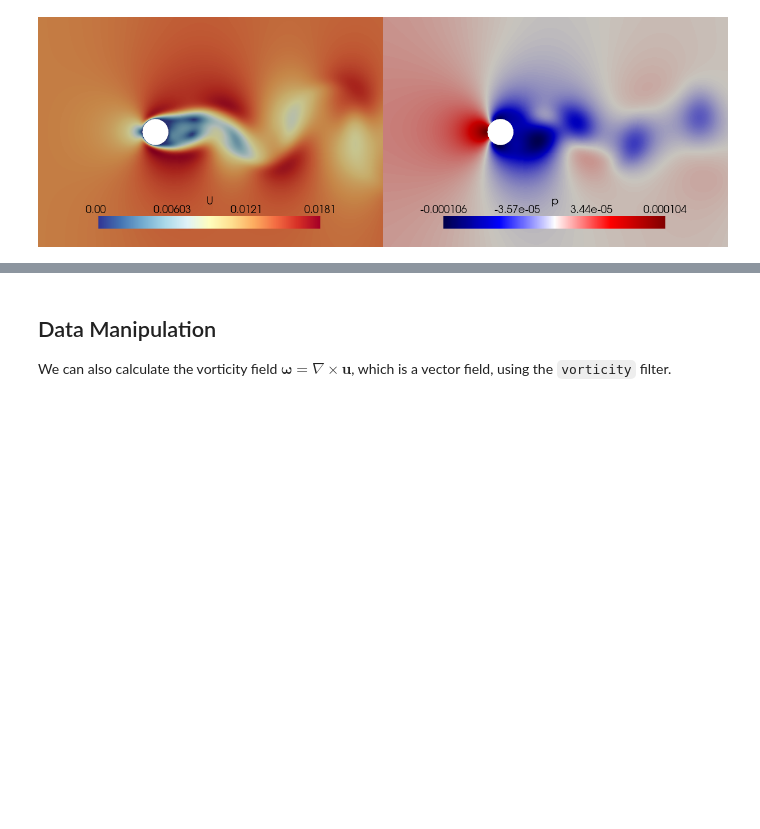
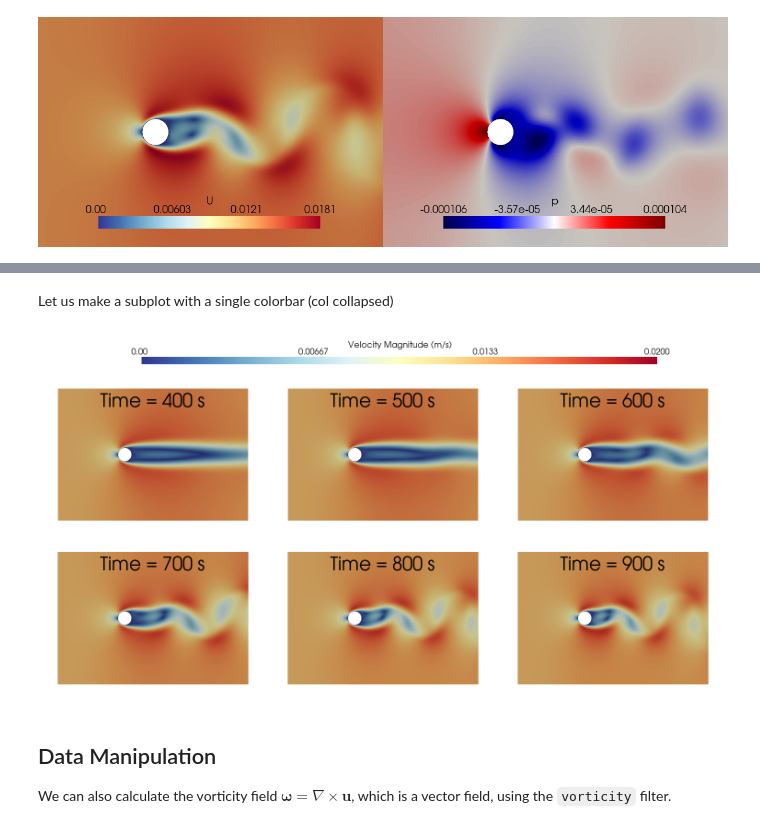
Before and after one commit to Steriva/PyVista4OpenFOAM, a Jupyter notebook: pyvista4openfoam.ipynb, the cells around one changed output, grey strips where cells are left out. Saved outputs shown, nothing was run; the diff lists cells and outputs as text; code cells hidden in the pictures; blank space fills up the shorter version.

```diff
--- a/pyvista4openfoam.ipynb
+++ b/pyvista4openfoam.ipynb
@@ -62,3 +137,53 @@ pl.show(jupyter_backend='static')
+# %% [markdown]
+Let us make a subplot with a single colorbar (col collapsed)
+# %%
+import numpy as np
+dict_cb = dict( width = 0.75, height = 0.5,
+               title='Velocity Magnitude (m/s)',
+                    n_labels=4,
+                    color = 'k',
+                    vertical = False,
+                    position_x=0.15, position_y=.2,
+                    shadow=False)
+
+shape = (3, 3)
+row_weights = [0.25, 1, 1]
+col_weights = [1, 1, 1]
+groups = [
+    (1,0),
+    (0, np.s_[:]),
+]
+
+pl = pv.Plotter(shape=shape, row_weights=row_weights, col_weights=col_weights, border=False,
+                groups=groups,
+                window_size=(1500, 800)
+                )
+
+i = 4
+for row in range(len(row_weights)-1):
+    for col in range(len(col_weights)):
+        pl.subplot(row+1, col)
+        t_idx = i * 1
+
+        reader.set_active_time_value(reader.time_values[t_idx])
+        mesh = reader.read()['internalMesh'].slice(normal='z')
+        mesh.set_active_scalars('U')
+
+        pl.add_mesh(mesh, cmap='RdYlBu_r', scalars='U', show_edges=False, clim=[0, 0.02],
+        # scalar_bar_args=dict_cb,
+        show_scalar_bar=False
+        )
+        pl.add_title(f'Time = {times[t_idx]:.0f} s', font_size=16)
+        pl.view_xy()
+        pl.camera.zoom(1.45)
+        pl.set_background('white')
+        i += 1
+
+pl.subplot(0, 0)
+scalar_bar = pl.add_scalar_bar(**dict_cb)
+pl.show(jupyter_backend='static')
+# %% [output]
+[figure, added]
 # %% [markdown]
 ## Data Manipulation
 We can also calculate the vorticity field $\boldsymbol{\omega} = \nabla \times \mathbf{u}$, which is a vector field, using the `vorticity` filter.
```
Also changed, not shown: parts of 6 cells of this notebook, 2 other files.
